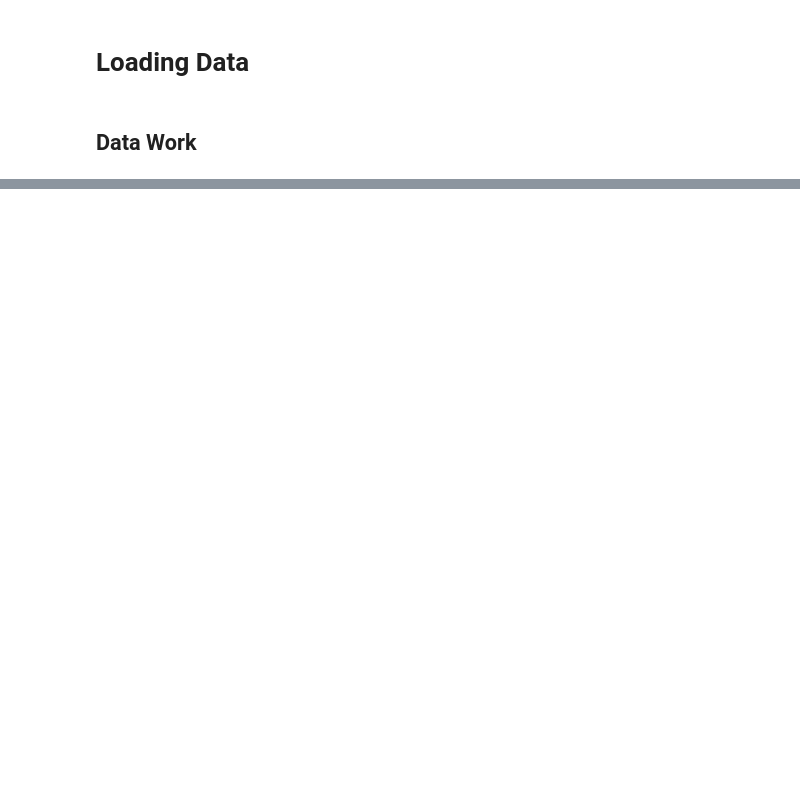
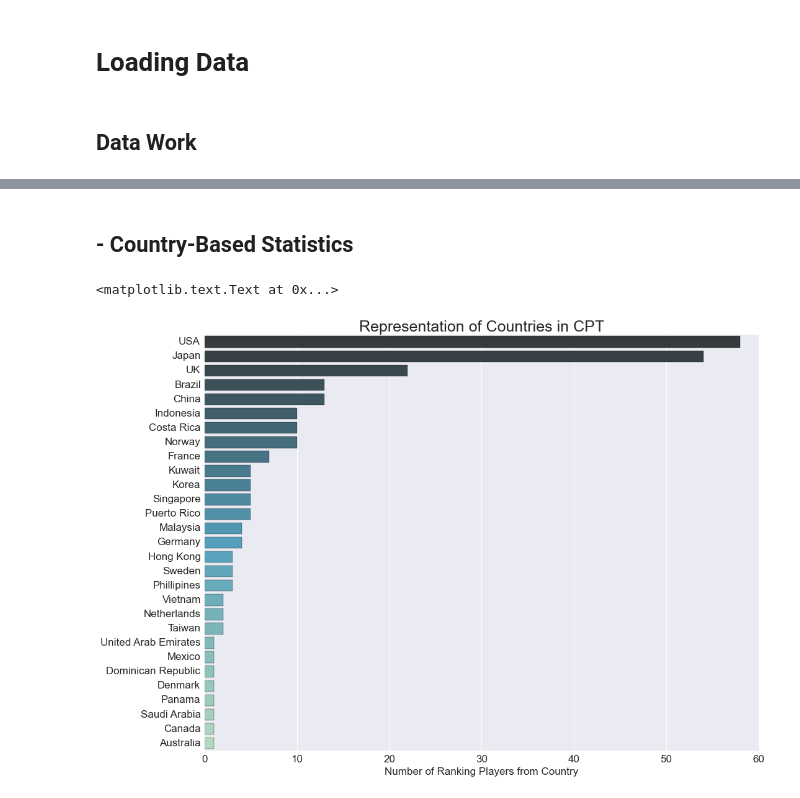
Before and after one commit to meowklaski/CPTAnaly, a Jupyter notebook: Plotting_Data.ipynb, the cells around one changed output, grey strips where cells are left out. Cells and saved outputs as stored; diff of their text form; code cells hidden in the pictures; blank space fills up the shorter version.

```diff
--- a/Plotting_Data.ipynb
+++ b/Plotting_Data.ipynb
@@ -79,0 +115,13 @@ ax.tick_params(axis='both', which='major', labelsize=13)
+# %% [markdown]
+## - Country-Based Statistics
+# %%
+fig,ax = plt.subplots(figsize=(16,12))
+x = d_country.sort_values(ascending=False)
+y = d_country.sort_values(ascending=False).index
+sns.barplot(x, y, palette="GnBu_d");
+ax.tick_params(**tick_opts)
+ax.set_xlabel("Number of Ranking Players from Country", **axis_opts)
+ax.set_title("Representation of Countries in CPT", **title_opts)
+# %% [output]
+<matplotlib.text.Text at 0x...>
+[figure, added]
```
Also changed, not shown: parts of 24 cells of this notebook, 2 other files.
